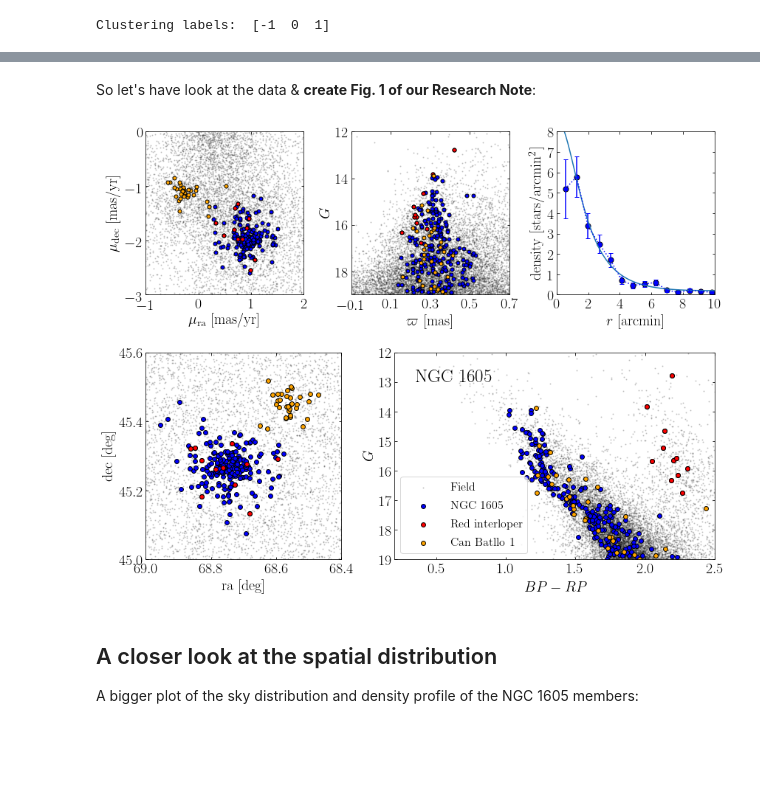
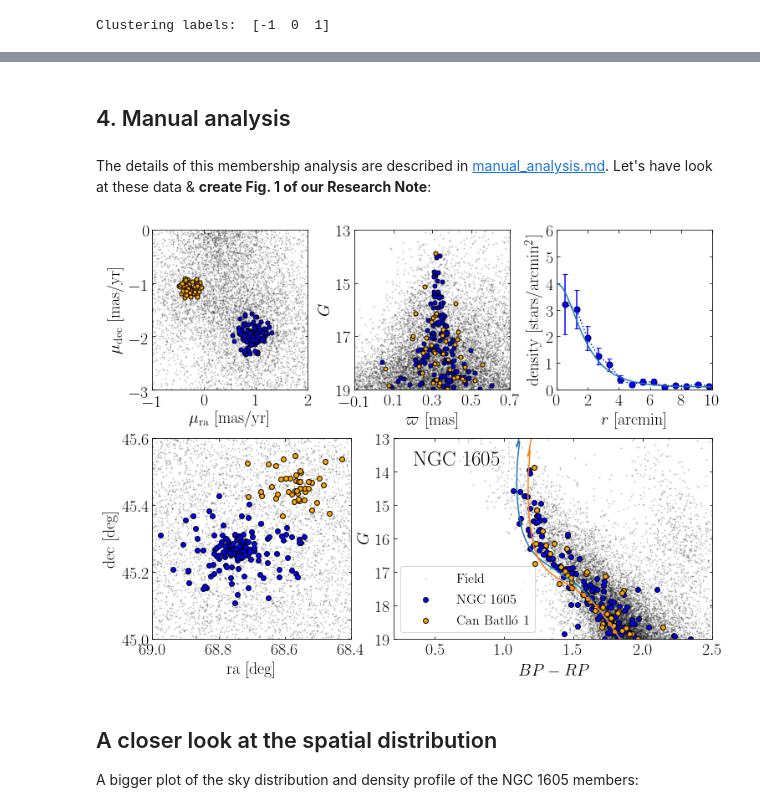
Before and after one commit to fjaellet/ngc1605, a Jupyter notebook: ngc_1605_analysis.ipynb, the cells around one changed output, grey strips where cells are left out. Saved outputs shown, nothing was run; the diff lists cells and outputs as text; code cells hidden in the pictures; blank space fills up the shorter version.

```diff
--- a/ngc_1605_analysis.ipynb
+++ b/ngc_1605_analysis.ipynb
@@ -148,3 +148,18 @@ labels     =hdbscan.HDBSCAN(min_cluster_size=30).fit_predict(X)
 print("Clustering labels: ", np.unique(labels))
 # %% [output]
 Clustering labels:  [-1  0  1]
+# %%
+f = plt.figure(figsize=(12, 3))
+axlist= [141, 142, 143, 144]
+for jj in [0,1,2,3]:
+    ax = f.add_subplot(plt.Subplot(f, axlist[jj]))
+    plt.scatter(data[x_axes[jj]], data[y_axes[jj]], s=1, c="grey", alpha=0.2)
+    plt.scatter(data[labels==0][x_axes[jj]], data[labels==0][y_axes[jj]],
+                    c=clist[0], s=sizes[jj], label="NGC 1605")
+    plt.scatter(data[labels==1][x_axes[jj]], data[labels==1][y_axes[jj]],
+                    c=clist[1], s=sizes[jj], label="Can Batllo 1")
+    plt.axis(lims[jj])
+    if jj in [0,2]:
+        ax.set_xticks(ax.get_xticks()[::2])
+plt.tight_layout()
+plt.savefig("./im/ngc1605_hdbscan_analysis.png", dpi=200)
@@ -151,17 +173,18 @@ Clustering labels:  [-1  0  1]
+# %% [markdown]
+## 4. Manual analysis
 # %% [markdown]
-So let's have look at the data & **create Fig. 1 of our Research Note**:
+The details of this membership analysis are described in [manual_analysis.md](./manual_analysis.md).
+Let's have look at these data & **create Fig. 1 of our Research Note**:
 # %%
-clist = ["blue", "orange", "green", "yellow", "red"]
-
-f = plt.figure(figsize=(12, 9), tight_layout=True)
+f = plt.figure(figsize=(12, 9))#, tight_layout=True)
 #plt.suptitle("HDBSCAN analysis of NGC 1605")
-gs = gridspec.GridSpec(10, 3, wspace=.3)
-gs1= gridspec.GridSpec(10, 10)
+gs = gridspec.GridSpec(10, 3, wspace=.3, hspace=.2)
+gs1= gridspec.GridSpec(10, 10, wspace=2.4, hspace=.2)
 
 axlist= [gs1[5:, 0:4], gs[0:4, 0], gs[0:4, 1], gs1[5:, 4:]]#[141, 142, 143, 144]
 x_axes= ["ra", "pmra", "parallax", "bp_rp"]
 y_axes= ["dec", "pmdec", "phot_g_mean_mag", "phot_g_mean_mag"]
-lims  = [[68.97, 68.47, 45.05, 45.55], [-1, 2, -3, 0], [-.1, .7, 19, 12], [.2, 2.5, 19, 12] ]
+lims  = [[68.97, 68.47, 45.05, 45.55], [-1, 2, -3, 0], [-.1, .7, 19, 13], [.2, 2.5, 19, 13] ]
 x_labels= ["ra [deg]", r"$\mu_{\rm ra}$ [mas/yr]", r"$\varpi$ [mas]", "$BP-RP$"]
 y_labels= ["dec [deg]", r"$\mu_{\rm dec}$ [mas/yr]", "$G$", "$G$"]
 sizes = [35,25,25,35]
@@ -169,55 +192,61 @@ sizes = [35,25,25,35]
 for jj in [0,1,2,3]:
     ax = f.add_subplot(axlist[jj])
     plt.scatter(data[x_axes[jj]], data[y_axes[jj]], s=1, c="grey", alpha=0.2, label="Field")
-    #for ii in np.unique(labels)[1:]:
-    plt.scatter(data[labels==0][x_axes[jj]], data[labels==0][y_axes[jj]],
-                    c=clist[0], s=sizes[jj], label="NGC 1605")
-    # Highlight some of the problematic "members" of NGC 1605:
-    ngc1605 = data[labels==0]
-    redseq  = (ngc1605["bp_rp"] > 1.8) & (ngc1605["phot_g_mean_mag"] < 17)
-    #badruwe = (ngc1605["ruwe"] > 1.4)
-    plt.scatter(ngc1605[x_axes[jj]][redseq], ngc1605[y_axes[jj]][redseq],
-                c="r", s=sizes[jj], label="Red interloper")
-    plt.scatter(data[labels==1][x_axes[jj]], data[labels==1][y_axes[jj]],
-                    c=clist[1], s=sizes[jj], label="Can Batllo 1")
+    plt.scatter(data[data["NGC1605_FA"]==1][x_axes[jj]], data[data["NGC1605_FA"]==1][y_axes[jj]],
+                    c="b", s=sizes[jj], label="NGC 1605")
+    plt.scatter(data[data["CanBatllo_FA"]==1][x_axes[jj]], data[data["CanBatllo_FA"]==1][y_axes[jj]],
+                    c="orange", s=sizes[jj], label=r"Can Batlló 1")
     plt.axis(lims[jj])
-    #plt.scatter(ngc1605[x_axes[jj]][badruwe], ngc1605[y_axes[jj]][badruwe],
-    #            c="w", s=sizes[jj], label="Bad astrometry")
     ax.set_xlabel(x_labels[jj])
     ax.set_ylabel(y_labels[jj])
     if jj < 3:
         ax.set_xticks(ax.get_xticks()[::2])
         ax.set_yticks(ax.get_yticks()[::2])
     else:
         ax.legend(loc=3, fontsize=16)
-        plt.text(.35, 13, "NGC 1605", fontsize=25)
+        plt.text(.35, 13.8, "NGC 1605", fontsize=25)
+        # Overplot isochrone with chi-by-eye parameters:
+        isoc  = Table.read("data/parsec_12s_isochrones.fits")
+        import photutils
+        AV  = 2.6
+        dist= 2.75 # from Bayesian analysis below
+        isoc["BPRP_obs"] = photutils.BPRP_obs(isoc["G_BPmag"], isoc["G_RPmag"], AV, 10.**isoc["logTe"])
+        isoc["G_obs"]    = photutils.G_obs(isoc["Gmag"], dist, AV, 10.**isoc["logTe"])
+        n1605 = isoc[(np.abs(isoc["logAge"]-8.3)<0.01) & (np.abs(isoc["MH"]+0.2)<0.01)]
+        plt.plot(n1605["BPRP_obs"],n1605["G_obs"])
+        dist= 2.86 # from Bayesian analysis below
+        AV  = 2.8
+        isoc["BPRP_obs"] = photutils.BPRP_obs(isoc["G_BPmag"], isoc["G_RPmag"], AV, 10.**isoc["logTe"])
+        isoc["G_obs"]    = photutils.G_obs(isoc["Gmag"], dist, AV, 10.**isoc["logTe"])
+        canbatllo = isoc[(np.abs(isoc["logAge"]-8.25)<0.01) & (np.abs(isoc["MH"]+0.4)<0.01)]
+        plt.plot(canbatllo["BPRP_obs"],canbatllo["G_obs"])
 # Plot radial density of the HDBSCAN members
 ax = f.add_subplot(gs[0:4,2])
 # Compute central cluster coordinates
-ra_cen, dec_cen = np.mean(data["ra"][labels==0]), np.mean(data["dec"][labels==0])
+ra_cen, dec_cen = np.mean(data[data["NGC1605_FA"]==1]["ra"]), np.mean(data[data["NGC1605_FA"]==1]["dec"])
 # Distance from the cluster centre in arcmin
-r = 60. * np.sqrt((data["ra"][labels==0]-ra_cen)**2. + (data["dec"][labels==0]-dec_cen)**2.)
+r = 60. * np.sqrt((data[data["NGC1605_FA"]==1]["ra"]-ra_cen)**2. + (data[data["NGC1605_FA"]==1]["dec"]-dec_cen)**2.)
 hist, edges = histogram(r, bins=20)
 # compute density
 r_points = (edges[:-1]+edges[1:])/2.
 r_area   = np.pi * edges[1:]**2. - np.pi * edges[:-1]**2.
 r_density= hist / r_area
 r_density_err = np.sqrt(hist)/r_area
 plt.errorbar(r_points, r_density, yerr=r_density_err, ls=":", c="b")
 plt.scatter(r_points, r_density, s=50)
 # also plot a King profile (parameters chi by eye:)
 x              = np.linspace(0,10,100)
-r_c, r_t, floor, rho_cen = 2., 10., .2, 13.
+r_c, r_t, floor, rho_cen = 2., 10., .1, 6.
 plt.plot(x, floor + rho_cen * (1./np.sqrt(1. + (x/r_c)**2.) - (1. / np.sqrt( 1. + (r_t/r_c)**2.) ))**2. )
-plt.axis([0,10,0,8])
+plt.axis([0,10,0,6])
 ax.set_xlabel(r"$r$ [arcmin]")
 ax.set_ylabel(r"density [stars/arcmin$^2$]")
 
-#plt.subplots_adjust(wspace=.3)
-plt.savefig("./im/ngc1605_hdbscan_analysis.png", dpi=200)
+plt.subplots_adjust(wspace=.3)
+plt.savefig("./im/ngc1605_manual_analysis.png", dpi=200)
 plt.show()
 # %% [output]
-[figure, old version]
+[figure, new version]
 # %% [markdown]
 ## A closer look at the spatial distribution
 A bigger plot of the sky distribution and density profile of the NGC 1605 members:
```
Also changed, not shown: parts of 23 cells of this notebook, 34 other files.
